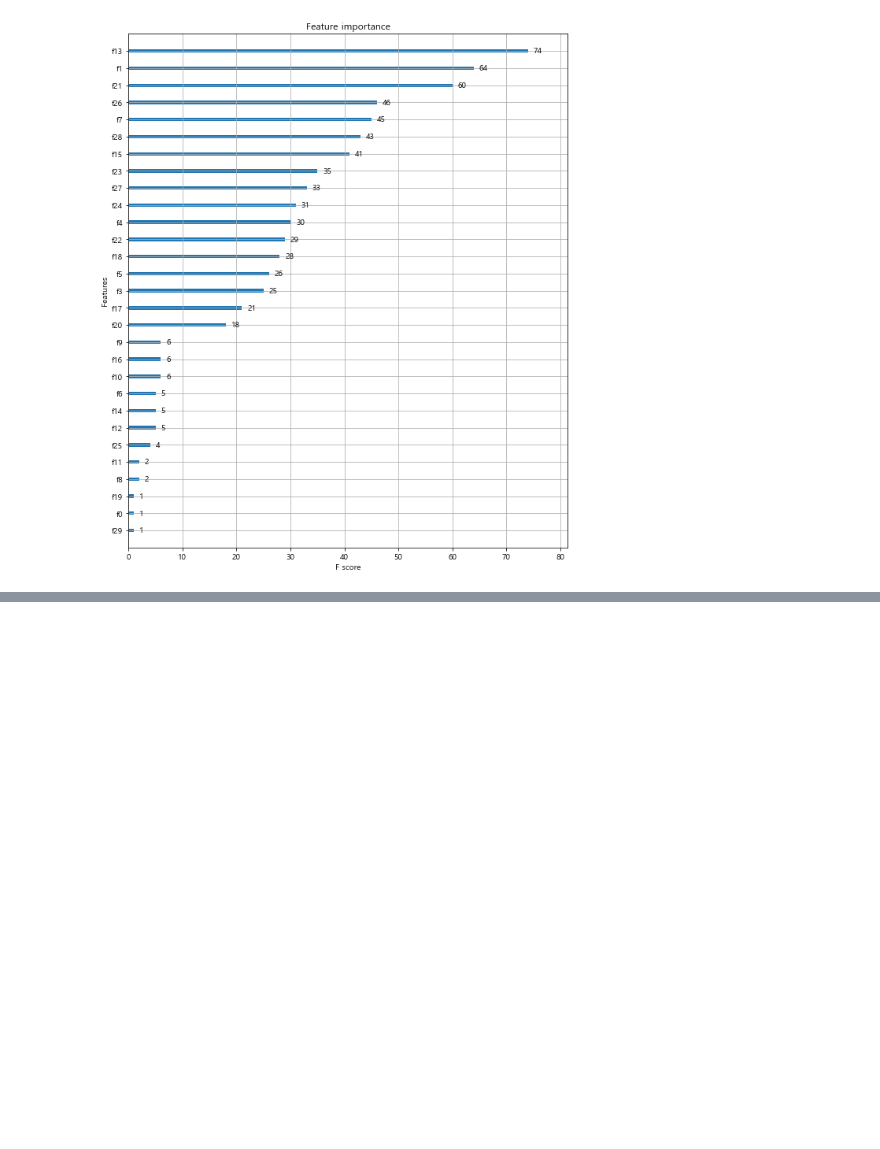
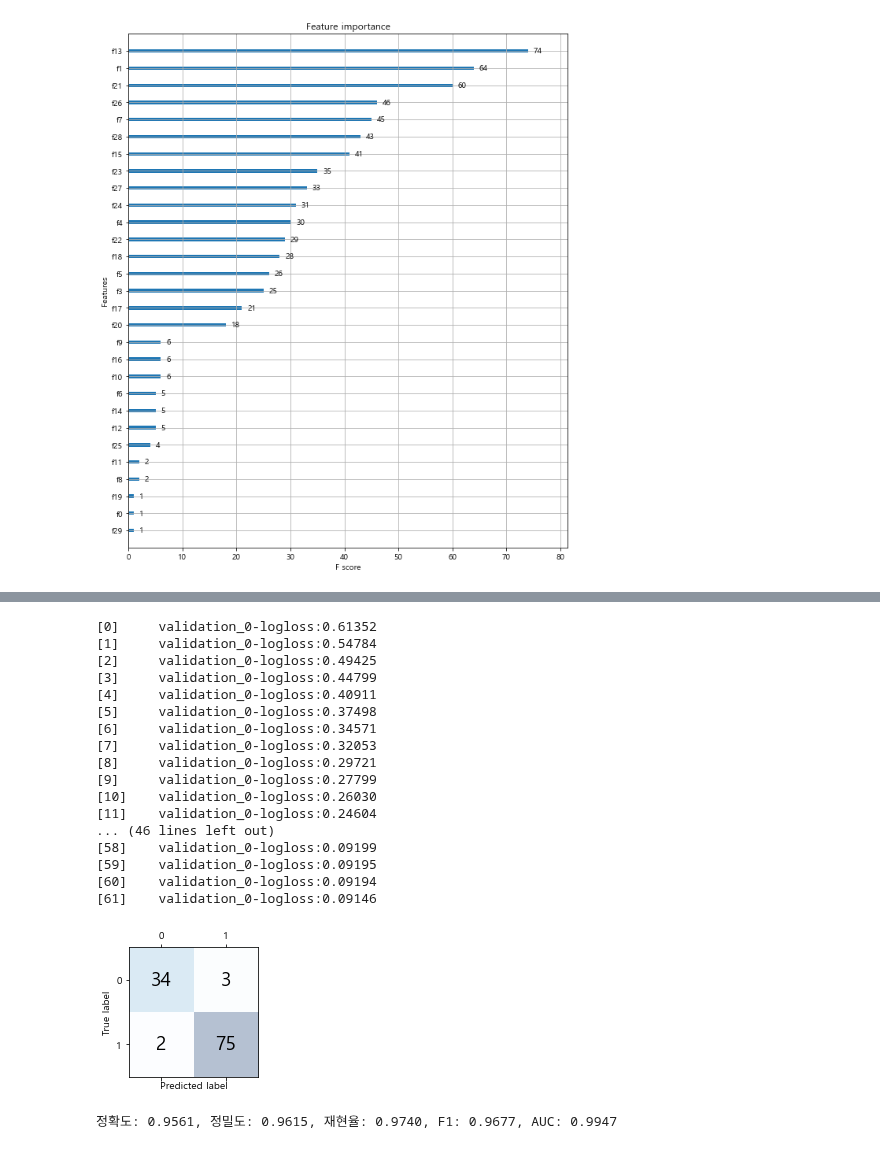
Before and after one commit to unknown-jun/Machine_Learning, a Jupyter notebook: ML_Book/05_5. XGBoost(eXtra Gradient Boost).ipynb, the cells around one changed output, grey strips where cells are left out. Drawn from its saved outputs; the diff is of its cells as text; code cells hidden in the pictures; blank space fills up the shorter version.

```diff
--- a/ML_Book/05_5. XGBoost(eXtra Gradient Boost).ipynb
+++ b/ML_Book/05_5. XGBoost(eXtra Gradient Boost).ipynb
@@ -170,0 +249,28 @@ plot_importance(xgb_model, ax=ax);
+# %%
+# early_stopping_rounds를 10으로 설정하고 재 학습.
+xgb_wrapper.fit(X_train, y_train, early_stopping_rounds=10,
+                eval_metric="logloss", eval_set=evals, verbose=True)
+
+ws10_preds=xgb_wrapper.predict(X_test)
+ws10_pred_porba=xgb_wrapper.predict_proba(X_test)[:,1]
+get_clf_eval(y_test, ws10_preds, ws10_pred_porba)
+# %% [output]
+[0]     validation_0-logloss:0.61352
+[1]     validation_0-logloss:0.54784
+[2]     validation_0-logloss:0.49425
+[3]     validation_0-logloss:0.44799
+[4]     validation_0-logloss:0.40911
+[5]     validation_0-logloss:0.37498
+[6]     validation_0-logloss:0.34571
+[7]     validation_0-logloss:0.32053
+[8]     validation_0-logloss:0.29721
+[9]     validation_0-logloss:0.27799
+[10]    validation_0-logloss:0.26030
+[11]    validation_0-logloss:0.24604
+... (46 lines left out)
+[58]    validation_0-logloss:0.09199
+[59]    validation_0-logloss:0.09195
+[60]    validation_0-logloss:0.09194
+[61]    validation_0-logloss:0.09146
+[figure, added]
+정확도: 0.9561, 정밀도: 0.9615, 재현율: 0.9740, F1: 0.9677, AUC: 0.9947
```
Also changed, not shown: parts of 10 cells of this notebook.
